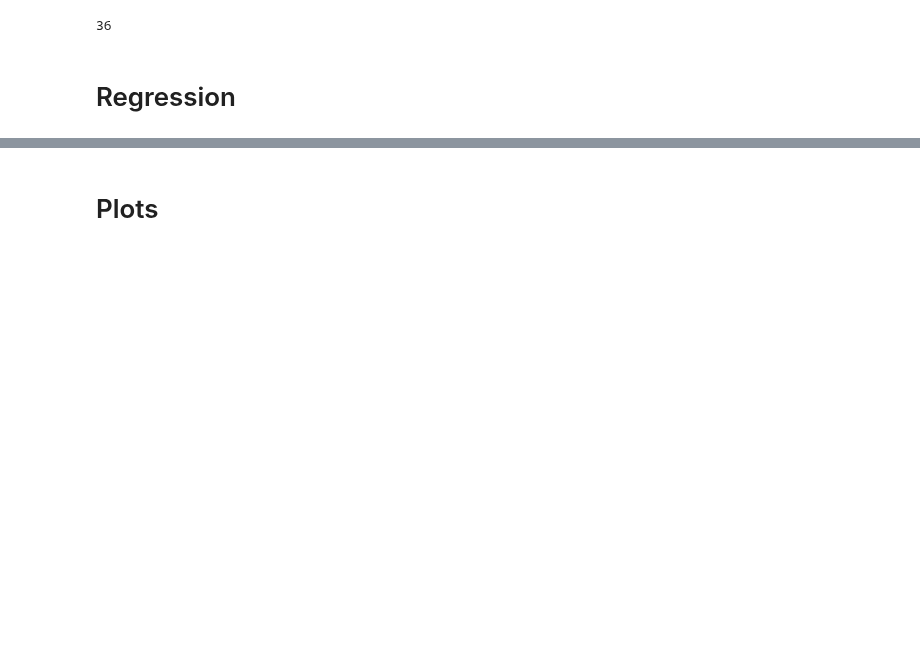
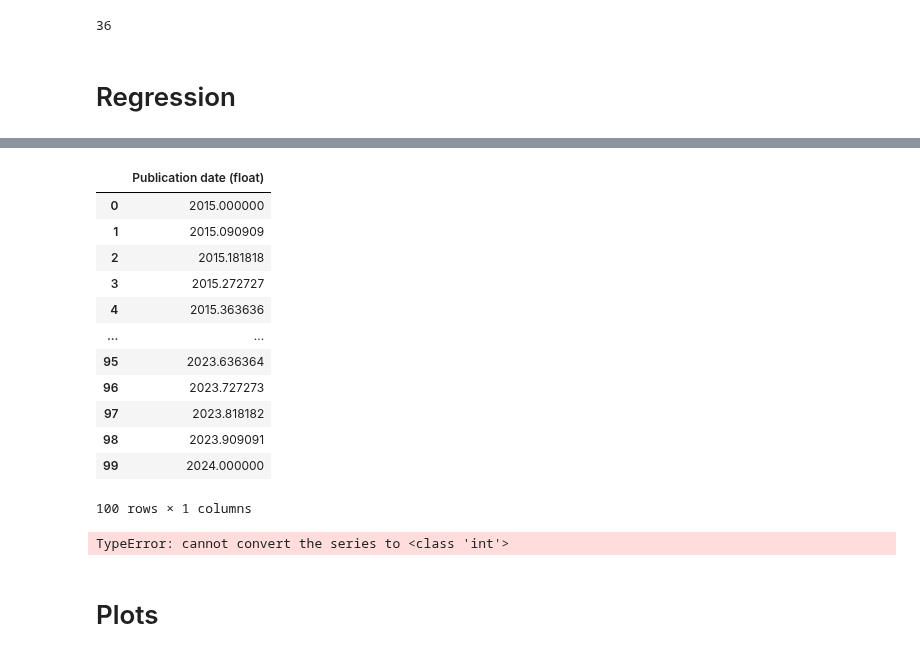
Before and after one commit to epoch-research/training-cost-trends, a Jupyter notebook: cost_analysis.ipynb, the cells around one changed output, grey strips where cells are left out. Saved outputs shown, nothing was run; the diff lists cells and outputs as text; code cells hidden in the pictures; blank space fills up the shorter version.

```diff
--- a/cost_analysis.ipynb
+++ b/cost_analysis.ipynb
@@ -199,3 +227,27 @@ cost_df['Cost (inflation-adjusted)'].notna().sum()
+# %%
+pred_years = pd.DataFrame({'Publication date (float)': np.linspace(2015, 2024, 100)})
+pred_years
+# %% [output]
+|  | Publication date (float) |
+| 0 | 2015.000000 |
+| 1 | 2015.090909 |
+| 2 | 2015.181818 |
+| 3 | 2015.272727 |
+| 4 | 2015.363636 |
+| ... | ... |
+| 95 | 2023.636364 |
+| 96 | 2023.727273 |
+| 97 | 2023.818182 |
+| 98 | 2023.909091 |
+| 99 | 2024.000000 |
+100 rows × 1 columns
+# %%
+
+predicted_cost_df = get_predictions(results, pred_years, ['Publication date (float)'])
+predicted_cost_df['Publication date'] = float_year_to_datetime(predicted_cost_df['Publication date (float)'])
+predicted_cost_df
+# %% [output]
+TypeError: cannot convert the series to <class 'int'>
 # %% [markdown]
 # Plots
 # %%
```
Also changed, not shown: parts of 3 cells of this notebook, 1 other file.
